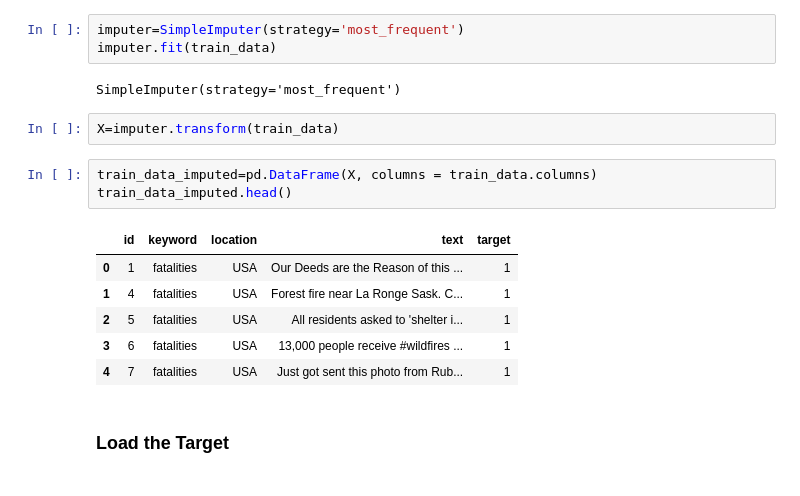
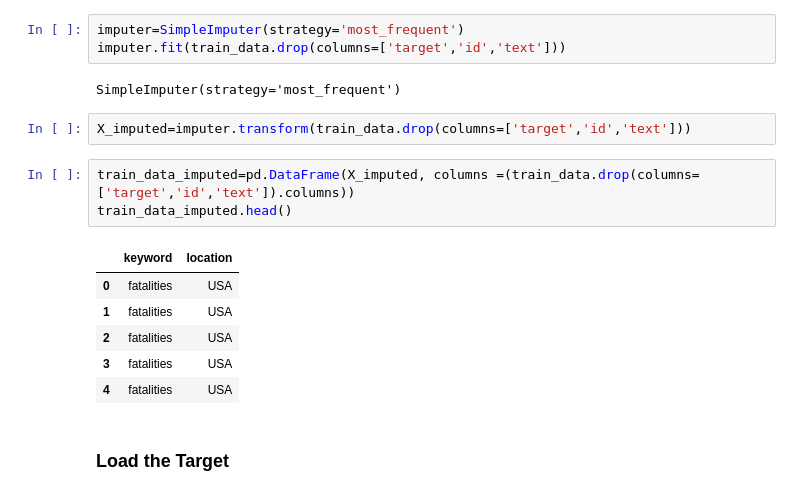
Before and after one commit to lept1/Kaggle_DisasterTweets, a Jupyter notebook: Disaster_Tweets.ipynb, the cells around one changed output. Saved outputs shown, nothing was run; the diff lists cells and outputs as text.

```diff
--- a/Disaster_Tweets.ipynb
+++ b/Disaster_Tweets.ipynb
@@ -81,21 +81,21 @@ print('# of NaN keyword in test = ', test_data.keyword.isnull().sum())
 I think 'keyword' and 'location' are not so important. But I am trying to impute NaN values and then use them.
 # %%
 imputer=SimpleImputer(strategy='most_frequent')
-imputer.fit(train_data)
+imputer.fit(train_data.drop(columns=['target','id','text']))
 # %% [output]
 SimpleImputer(strategy='most_frequent')
 # %%
-X=imputer.transform(train_data)
+X_imputed=imputer.transform(train_data.drop(columns=['target','id','text']))
 # %%
-train_data_imputed=pd.DataFrame(X, columns = train_data.columns)
+train_data_imputed=pd.DataFrame(X_imputed, columns =(train_data.drop(columns=['target','id','text']).columns))
 train_data_imputed.head()
 # %% [output]
-|  | id | keyword | location | text | target |
-| 0 | 1 | fatalities | USA | Our Deeds are the Reason of this ... | 1 |
-| 1 | 4 | fatalities | USA | Forest fire near La Ronge Sask. C... | 1 |
-| 2 | 5 | fatalities | USA | All residents asked to 'shelter i... | 1 |
-| 3 | 6 | fatalities | USA | 13,000 people receive #wildfires ... | 1 |
-| 4 | 7 | fatalities | USA | Just got sent this photo from Rub... | 1 |
+|  | keyword | location |
+| 0 | fatalities | USA |
+| 1 | fatalities | USA |
+| 2 | fatalities | USA |
+| 3 | fatalities | USA |
+| 4 | fatalities | USA |
 # %% [markdown]
 ### Load the Target
 # %%
```
Also changed, not shown: parts of 20 cells of this notebook, 1 other file.
